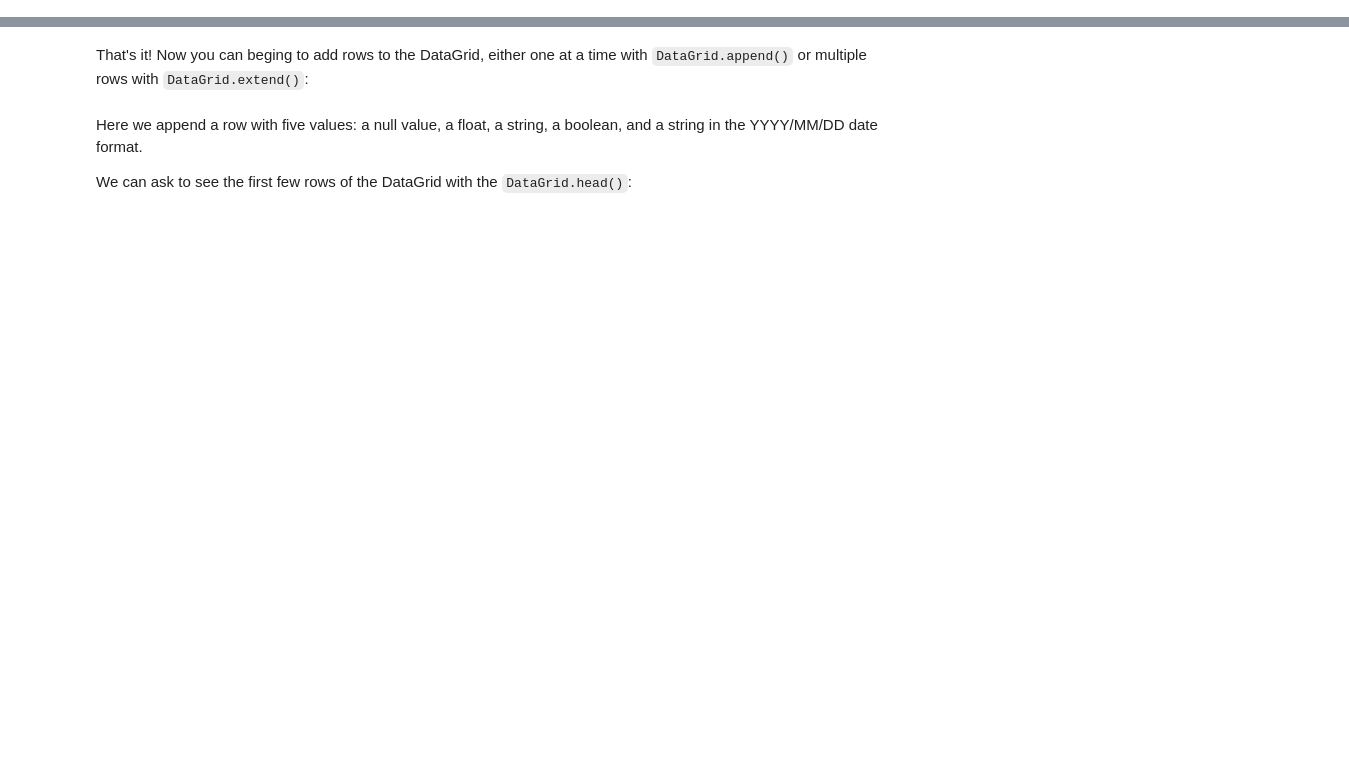
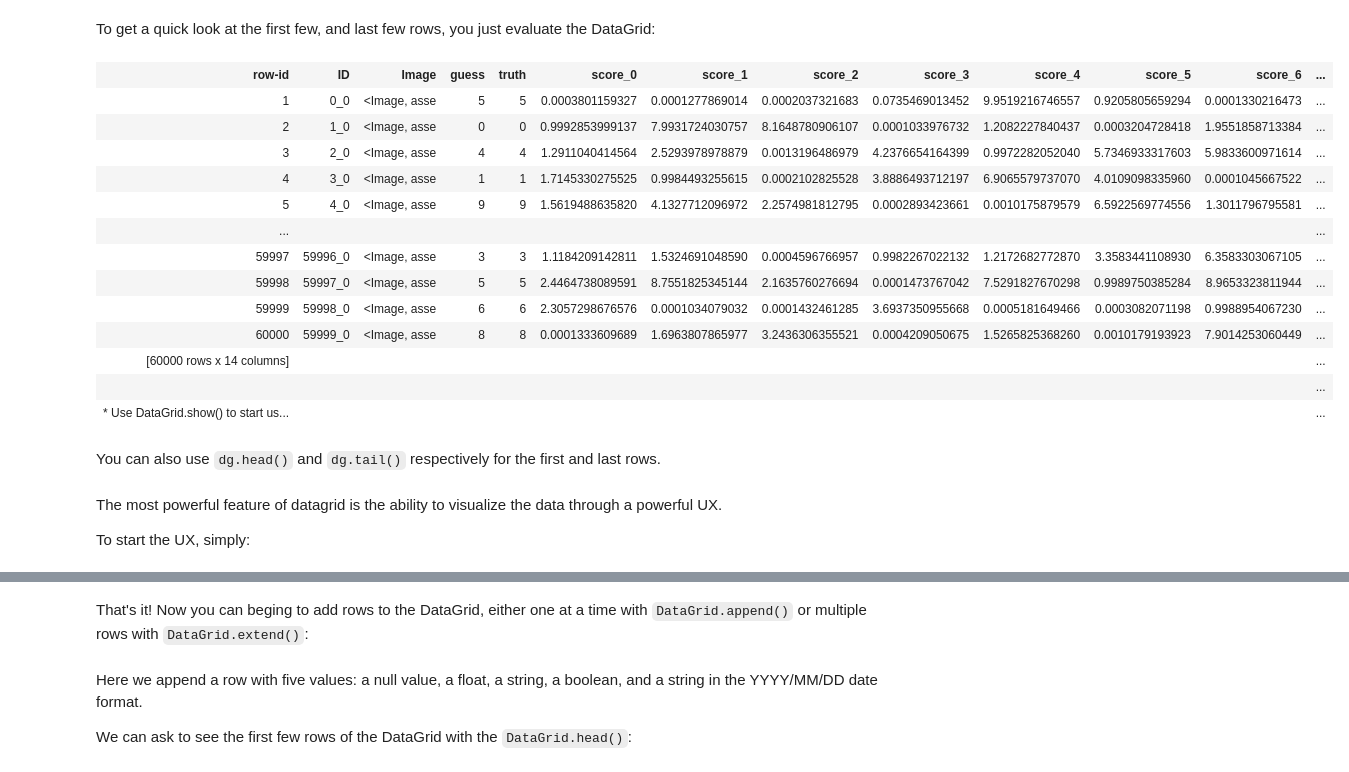
Before and after one commit to comet-ml/kangas, a Jupyter notebook: notebooks/DataGrid-Getting Started.ipynb, the cells around one changed output, grey strips where cells are left out. Drawn from its saved outputs; the diff is of its cells as text; code cells hidden in the pictures; blank space fills up the shorter version.

```diff
--- a/notebooks/DataGrid-Getting Started.ipynb
+++ b/notebooks/DataGrid-Getting Started.ipynb
@@ -6,0 +21,27 @@ from kangas import DataGrid
+# %%
+dg = kg.read_datagrid("https://github.com/dsblank/examples/raw/main/mnist-60000-after-5-epochs.datagrid.zip")
+# %% [markdown]
+To get a quick look at the first few, and last few rows, you just evaluate the DataGrid:
+# %%
+dg
+# %% [output]
+| row-id | ID | Image | guess | truth | score_0 | score_1 | score_2 | score_3 | score_4 | score_5 | score_6 | ... |
+| 1 | 0_0 | <Image, asse | 5 | 5 | 0.0003801159327 | 0.0001277869014 | 0.0002037321683 | 0.0735469013452 | 9.9519216746557 | 0.9205805659294 | 0.0001330216473 | ... |
+| 2 | 1_0 | <Image, asse | 0 | 0 | 0.9992853999137 | 7.9931724030757 | 8.1648780906107 | 0.0001033976732 | 1.2082227840437 | 0.0003204728418 | 1.9551858713384 | ... |
+| 3 | 2_0 | <Image, asse | 4 | 4 | 1.2911040414564 | 2.5293978978879 | 0.0013196486979 | 4.2376654164399 | 0.9972282052040 | 5.7346933317603 | 5.9833600971614 | ... |
+| 4 | 3_0 | <Image, asse | 1 | 1 | 1.7145330275525 | 0.9984493255615 | 0.0002102825528 | 3.8886493712197 | 6.9065579737070 | 4.0109098335960 | 0.0001045667522 | ... |
+| 5 | 4_0 | <Image, asse | 9 | 9 | 1.5619488635820 | 4.1327712096972 | 2.2574981812795 | 0.0002893423661 | 0.0010175879579 | 6.5922569774556 | 1.3011796795581 | ... |
+| ... |  |  |  |  |  |  |  |  |  |  |  | ... |
+| 59997 | 59996_0 | <Image, asse | 3 | 3 | 1.1184209142811 | 1.5324691048590 | 0.0004596766957 | 0.9982267022132 | 1.2172682772870 | 3.3583441108930 | 6.3583303067105 | ... |
+| 59998 | 59997_0 | <Image, asse | 5 | 5 | 2.4464738089591 | 8.7551825345144 | 2.1635760276694 | 0.0001473767042 | 7.5291827670298 | 0.9989750385284 | 8.9653323811944 | ... |
+| 59999 | 59998_0 | <Image, asse | 6 | 6 | 2.3057298676576 | 0.0001034079032 | 0.0001432461285 | 3.6937350955668 | 0.0005181649466 | 0.0003082071198 | 0.9988954067230 | ... |
+| 60000 | 59999_0 | <Image, asse | 8 | 8 | 0.0001333609689 | 1.6963807865977 | 3.2436306355521 | 0.0004209050675 | 1.5265825368260 | 0.0010179193923 | 7.9014253060449 | ... |
+| [60000 rows x 14 columns] |  |  |  |  |  |  |  |  |  |  |  | ... |
+|  |  |  |  |  |  |  |  |  |  |  |  | ... |
+| * Use DataGrid.show() to start us... |  |  |  |  |  |  |  |  |  |  |  | ... |
+# %% [markdown]
+You can also use `dg.head()` and `dg.tail()` respectively for the first and last rows.
+# %% [markdown]
+The most powerful feature of datagrid is the ability to visualize the data through a powerful UX.
+
+To start the UX, simply:
```
Also changed, not shown: parts of 24 cells of this notebook, 1 other file.
